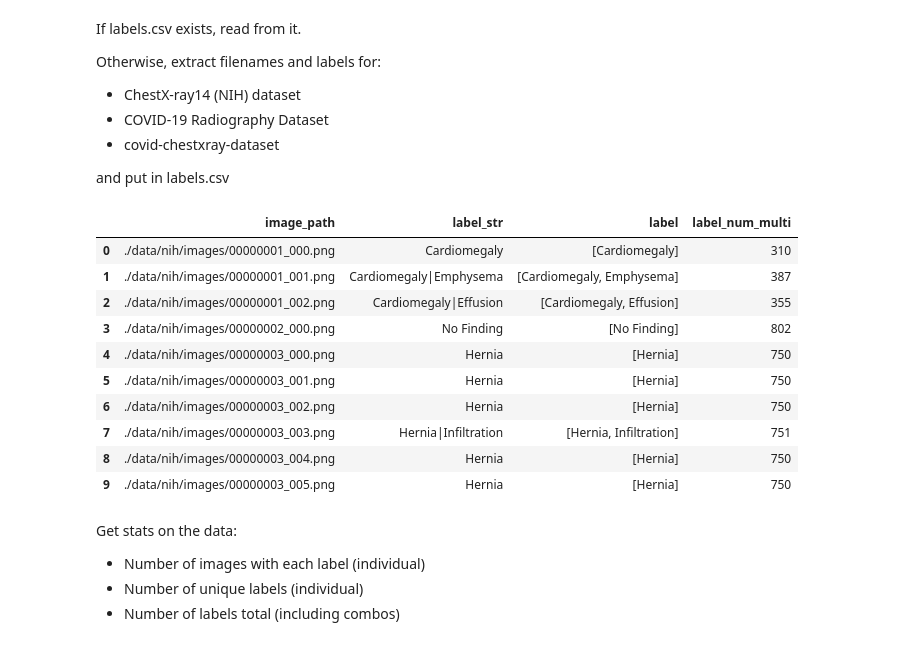
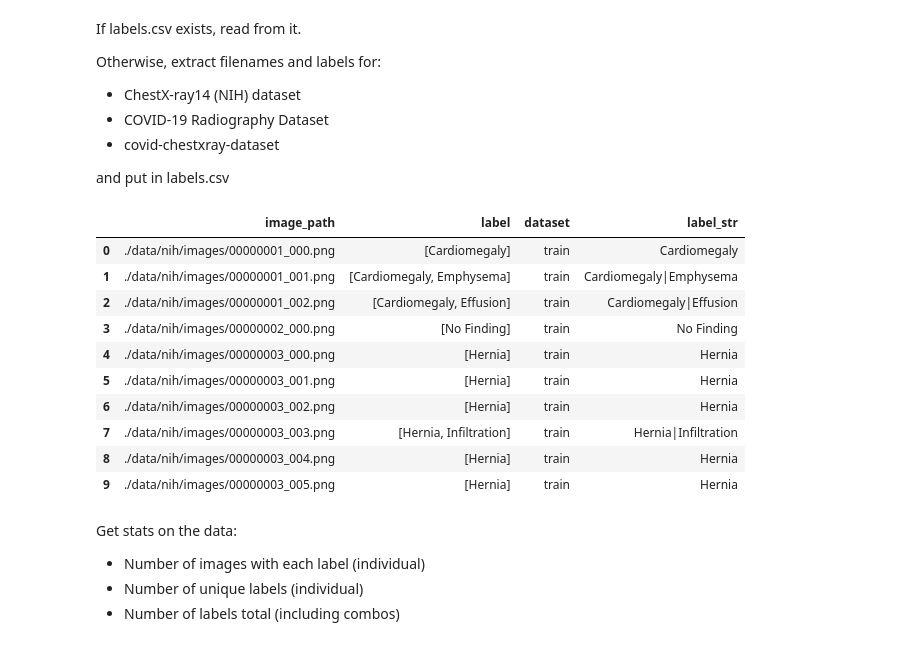
Before and after one commit to edwin-pan/MetaCheX, a Jupyter notebook: MetaCheX.ipynb, the cells around one changed output. Drawn from its saved outputs; the diff is of its cells as text; code cells hidden in the pictures.

Commit message:
added dataloader and changed format of path to labels file

```diff
--- a/MetaCheX.ipynb
+++ b/MetaCheX.ipynb
@@ -34,15 +34,26 @@ Otherwise, extract filenames and labels for:
 
 and put in labels.csv
 # %%
-labels_path = os.path.join(PATH_TO_DATA_FOLDER, 'labels.csv')
-if not os.path.isfile(labels_path): ## path exists
-    df = pd.DataFrame(columns=['image_path', 'label'])
+labels_path = os.path.join(PATH_TO_DATA_FOLDER, 'data.pkl')
+if not os.path.isfile(data_path): ## path does not exist
+    df = pd.DataFrame(columns=['image_path', 'label', 'dataset'])
 
     ## NIH
     full_path = os.path.join(PATH_TO_DATA_FOLDER, NIH_METADATA_PATH)
     df_nih = pd.read_csv(full_path)[['Image Index', 'Finding Labels']]
     df_nih.rename(columns={'Image Index': 'image_path', 'Finding Labels': 'label'}, inplace=True)
     df_nih['label'] = df_nih['label'].str.strip().str.split('|')
+
+    # --- Denotes which dataset (train/val/test) the images belong to
+    df_nih_splits = pd.DataFrame(columns=['image_path', 'dataset'])
+    for dataset_type in ['train', 'val', 'test']:
+        sub_df_nih = pd.read_csv(os.path.join('CheXNet_data_split', f'{dataset_type}.csv'), usecols=['Image Index']).rename(columns={'Image Index': 'image_path'})
+        sub_df_nih['dataset'] = dataset_type
+        df_nih_splits = df_nih_splits.append(sub_df_nih)
+
+    df_nih = df_nih.merge(df_nih_splits, how='left')
+    ## -----
+
     df_nih['image_path'] = PATH_TO_DATA_FOLDER + '/' + NIH_IMAGES + '/' + df_nih['image_path']
     df = df.append(df_nih)
 
@@ -58,50 +69,46 @@ if not os.path.isfile(labels_path): ## path exists
         if 'Pneumonia' in label and len(label) > 1:
             p_idx = label.index('Pneumonia')
             label.pop(p_idx + 1)
             #sort the labels to be in alphabetical order
             df_cc.at[i, 'label'] = sorted(label)
 
     df_cc['image_path'] = PATH_TO_DATA_FOLDER + '/' + COVID_CHESTXRAY_IMAGES + '/' + df_cc['image_path']
     df = df.append(df_cc)
 
     ## COVID-19 Radiography
     full_path = os.path.join(PATH_TO_DATA_FOLDER, COVID_19_RADIOGRAPHY_IMAGES)
     df_cr = pd.DataFrame(columns=['image_path', 'label'])
     image_lst = sorted(list(glob(f"{full_path}/*"))) ## gets list of all image filepaths
     label_arr = np.array([f[f.rindex('/') + 1:f.rindex('-')] for f in image_lst])
     label_arr = np.where(label_arr == 'COVID', 'COVID-19', label_arr) ## replace COVID with COVID-19 for consistency
     label_arr = np.where(label_arr == 'Viral Pneumonia', 'Pneumonia', label_arr)
     label_arr = np.where(label_arr == 'Normal', 'No Finding', label_arr) ## replace 'Normal' with 'No Finding'
     df_cr['image_path'] = image_lst
     df_cr['label'] = label_arr
     df_cr['label'] = df_cr['label'].str.strip().str.split(pat='.') ## makes each label a list (random sep so that no split on space)
     df = df.append(df_cr)
 
     df = df.reset_index(drop=True)
     df['label'] = df['label'].sort_values().apply(lambda x: sorted(x)) ## final sort just in case
     df['label_str'] = df['label'].str.join('|')
-    df.to_csv(labels_path, index=False, columns=['image_path', 'label_str'])
+    df.to_pickle(labels_path)
 
 ## Reads in csv file and adds label_num col (requires label to be str rather than list of str)
-df = pd.read_csv(labels_path)
-## Add back 'label' column
-df['label'] = df['label_str'].str.split(pat='|')
-## Get combo label (for multiclass classification)
-df['label_num_multi'] = df.groupby(['label_str']).ngroup()
+df = pd.read_pickle(labels_path)
 
 display(df.head(10))
 # %% [output]
-|  | image_path | label_str | label | label_num_multi |
-| 0 | ./data/nih/images/00000001_000.png | Cardiomegaly | [Cardiomegaly] | 310 |
-| 1 | ./data/nih/images/00000001_001.png | Cardiomegaly|Emphysema | [Cardiomegaly, Emphysema] | 387 |
-| 2 | ./data/nih/images/00000001_002.png | Cardiomegaly|Effusion | [Cardiomegaly, Effusion] | 355 |
-| 3 | ./data/nih/images/00000002_000.png | No Finding | [No Finding] | 802 |
-| 4 | ./data/nih/images/00000003_000.png | Hernia | [Hernia] | 750 |
-| 5 | ./data/nih/images/00000003_001.png | Hernia | [Hernia] | 750 |
-| 6 | ./data/nih/images/00000003_002.png | Hernia | [Hernia] | 750 |
-| 7 | ./data/nih/images/00000003_003.png | Hernia|Infiltration | [Hernia, Infiltration] | 751 |
-| 8 | ./data/nih/images/00000003_004.png | Hernia | [Hernia] | 750 |
-| 9 | ./data/nih/images/00000003_005.png | Hernia | [Hernia] | 750 |
+|  | image_path | label | dataset | label_str |
+| 0 | ./data/nih/images/00000001_000.png | [Cardiomegaly] | train | Cardiomegaly |
+| 1 | ./data/nih/images/00000001_001.png | [Cardiomegaly, Emphysema] | train | Cardiomegaly|Emphysema |
+| 2 | ./data/nih/images/00000001_002.png | [Cardiomegaly, Effusion] | train | Cardiomegaly|Effusion |
+| 3 | ./data/nih/images/00000002_000.png | [No Finding] | train | No Finding |
+| 4 | ./data/nih/images/00000003_000.png | [Hernia] | train | Hernia |
+| 5 | ./data/nih/images/00000003_001.png | [Hernia] | train | Hernia |
+| 6 | ./data/nih/images/00000003_002.png | [Hernia] | train | Hernia |
+| 7 | ./data/nih/images/00000003_003.png | [Hernia, Infiltration] | train | Hernia|Infiltration |
+| 8 | ./data/nih/images/00000003_004.png | [Hernia] | train | Hernia |
+| 9 | ./data/nih/images/00000003_005.png | [Hernia] | train | Hernia |
 # %% [markdown]
 Get stats on the data:
 - Number of images with each label (individual)
```
Also changed, not shown: parts of 12 cells of this notebook, 6 other files.
